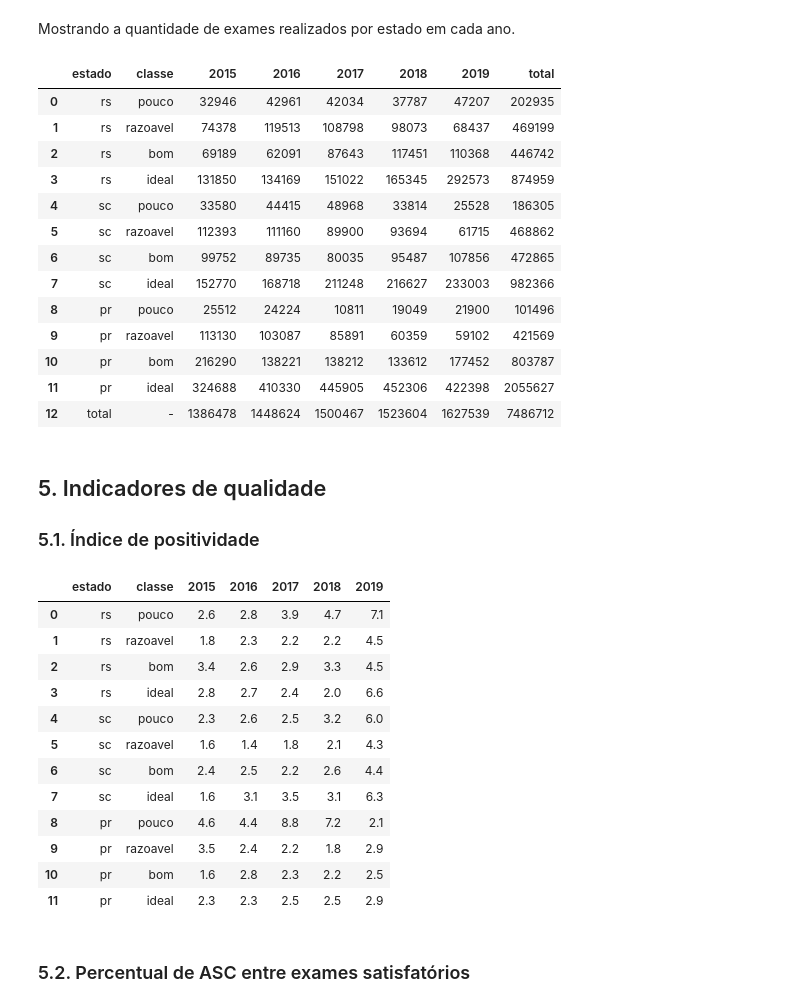
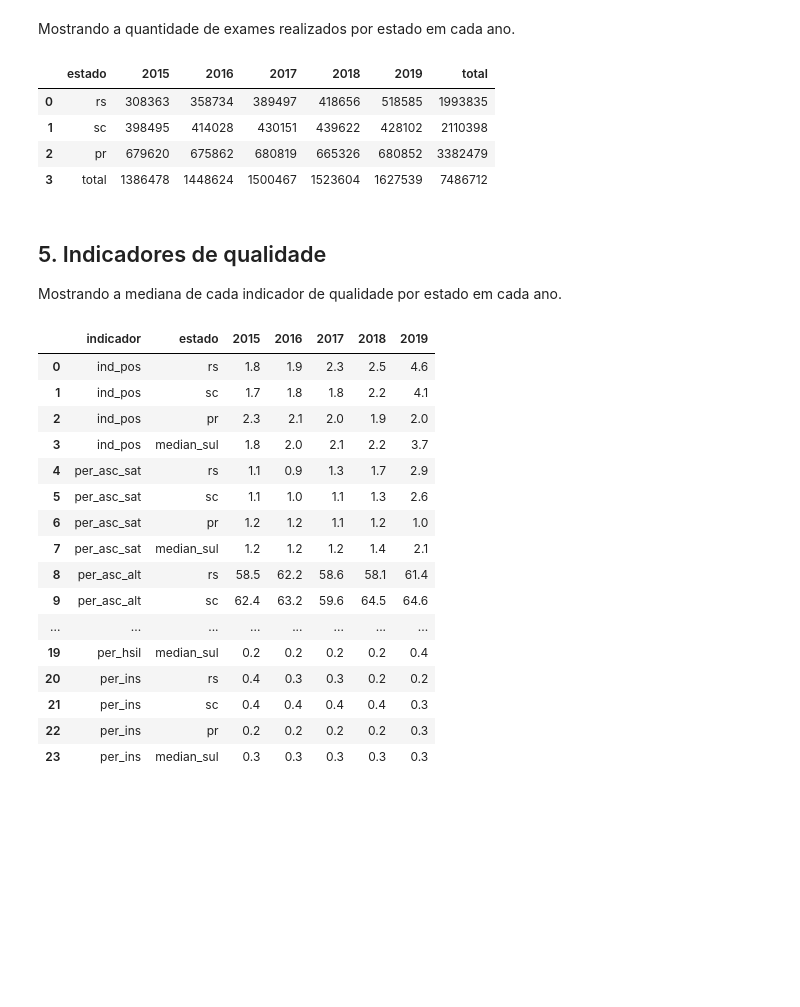
Before and after one commit to souzamarcelo/qualicito, a Jupyter notebook: lab-book.ipynb, the cells around one changed output. Drawn from its saved outputs; the diff is of its cells as text; code cells hidden in the pictures; blank space fills up the shorter version.

Commit message:
Change data structure, tables; new plot.

```diff
--- a/lab-book.ipynb
+++ b/lab-book.ipynb
@@ -35,8 +27,7 @@ import analysis
 estados = ['rs', 'sc', 'pr']
 anos = [2015, 2016, 2017, 2018, 2019]
 m = 1500
-v = [5000, 10000, 15000] #v1, v2, v3
-dados = analysis.leituraDados(estados, anos, m, v)
+dados = analysis.leituraDados(['rs', 'sc', 'pr'], [2015, 2016, 2017], m)
 # %% [markdown]
 ## 2. Estatística descritiva básica
 
@@ -80,0 +53,3 @@ analysis.quantidadeLaboratorios(dados)
+# %%
+pd.options.display.float_format = "{:.0f}".format
+analysis.quantidadeLaboratorios(dados)
@@ -86,40 +67,33 @@ Mostrando a quantidade de exames realizados por estado em cada ano.
 pd.options.display.float_format = "{:.0f}".format
 analysis.quantidadeExames(dados)
 # %% [output]
-|  | estado | classe | 2015 | 2016 | 2017 | 2018 | 2019 | total |
-| 0 | rs | pouco | 32946 | 42961 | 42034 | 37787 | 47207 | 202935 |
-| 1 | rs | razoavel | 74378 | 119513 | 108798 | 98073 | 68437 | 469199 |
-| 2 | rs | bom | 69189 | 62091 | 87643 | 117451 | 110368 | 446742 |
-| 3 | rs | ideal | 131850 | 134169 | 151022 | 165345 | 292573 | 874959 |
-| 4 | sc | pouco | 33580 | 44415 | 48968 | 33814 | 25528 | 186305 |
-| 5 | sc | razoavel | 112393 | 111160 | 89900 | 93694 | 61715 | 468862 |
-| 6 | sc | bom | 99752 | 89735 | 80035 | 95487 | 107856 | 472865 |
-| 7 | sc | ideal | 152770 | 168718 | 211248 | 216627 | 233003 | 982366 |
-| 8 | pr | pouco | 25512 | 24224 | 10811 | 19049 | 21900 | 101496 |
-| 9 | pr | razoavel | 113130 | 103087 | 85891 | 60359 | 59102 | 421569 |
-| 10 | pr | bom | 216290 | 138221 | 138212 | 133612 | 177452 | 803787 |
-| 11 | pr | ideal | 324688 | 410330 | 445905 | 452306 | 422398 | 2055627 |
-| 12 | total | - | 1386478 | 1448624 | 1500467 | 1523604 | 1627539 | 7486712 |
+|  | estado | 2015 | 2016 | 2017 | 2018 | 2019 | total |
+| 0 | rs | 308363 | 358734 | 389497 | 418656 | 518585 | 1993835 |
+| 1 | sc | 398495 | 414028 | 430151 | 439622 | 428102 | 2110398 |
+| 2 | pr | 679620 | 675862 | 680819 | 665326 | 680852 | 3382479 |
+| 3 | total | 1386478 | 1448624 | 1500467 | 1523604 | 1627539 | 7486712 |
-# %% [markdown]
-## 5. Indicadores de qualidade
-
-### 5.1. Índice de positividade
+# %% [markdown]
+## 5. Indicadores de qualidade
+
+Mostrando a mediana de cada indicador de qualidade por estado em cada ano.
 # %%
 pd.options.display.float_format = "{:.1f}".format
-analysis.tabelaIndicador(dados, 'ind_pos', 'mean')
+analysis.tabelaIndicadores(dados, 'median')
 # %% [output]
-|  | estado | classe | 2015 | 2016 | 2017 | 2018 | 2019 |
-| 0 | rs | pouco | 2.6 | 2.8 | 3.9 | 4.7 | 7.1 |
-| 1 | rs | razoavel | 1.8 | 2.3 | 2.2 | 2.2 | 4.5 |
-| 2 | rs | bom | 3.4 | 2.6 | 2.9 | 3.3 | 4.5 |
-| 3 | rs | ideal | 2.8 | 2.7 | 2.4 | 2.0 | 6.6 |
-| 4 | sc | pouco | 2.3 | 2.6 | 2.5 | 3.2 | 6.0 |
-| 5 | sc | razoavel | 1.6 | 1.4 | 1.8 | 2.1 | 4.3 |
-| 6 | sc | bom | 2.4 | 2.5 | 2.2 | 2.6 | 4.4 |
-| 7 | sc | ideal | 1.6 | 3.1 | 3.5 | 3.1 | 6.3 |
-| 8 | pr | pouco | 4.6 | 4.4 | 8.8 | 7.2 | 2.1 |
-| 9 | pr | razoavel | 3.5 | 2.4 | 2.2 | 1.8 | 2.9 |
-| 10 | pr | bom | 1.6 | 2.8 | 2.3 | 2.2 | 2.5 |
-| 11 | pr | ideal | 2.3 | 2.3 | 2.5 | 2.5 | 2.9 |
+|  | indicador | estado | 2015 | 2016 | 2017 | 2018 | 2019 |
+| 0 | ind_pos | rs | 1.8 | 1.9 | 2.3 | 2.5 | 4.6 |
+| 1 | ind_pos | sc | 1.7 | 1.8 | 1.8 | 2.2 | 4.1 |
+| 2 | ind_pos | pr | 2.3 | 2.1 | 2.0 | 1.9 | 2.0 |
+| 3 | ind_pos | median_sul | 1.8 | 2.0 | 2.1 | 2.2 | 3.7 |
+| 4 | per_asc_sat | rs | 1.1 | 0.9 | 1.3 | 1.7 | 2.9 |
+| 5 | per_asc_sat | sc | 1.1 | 1.0 | 1.1 | 1.3 | 2.6 |
+| 6 | per_asc_sat | pr | 1.2 | 1.2 | 1.1 | 1.2 | 1.0 |
+| 7 | per_asc_sat | median_sul | 1.2 | 1.2 | 1.2 | 1.4 | 2.1 |
+| 8 | per_asc_alt | rs | 58.5 | 62.2 | 58.6 | 58.1 | 61.4 |
+| 9 | per_asc_alt | sc | 62.4 | 63.2 | 59.6 | 64.5 | 64.6 |
+| ... | ... | ... | ... | ... | ... | ... | ... |
+| 19 | per_hsil | median_sul | 0.2 | 0.2 | 0.2 | 0.2 | 0.4 |
+| 20 | per_ins | rs | 0.4 | 0.3 | 0.3 | 0.2 | 0.2 |
+| 21 | per_ins | sc | 0.4 | 0.4 | 0.4 | 0.4 | 0.3 |
+| 22 | per_ins | pr | 0.2 | 0.2 | 0.2 | 0.2 | 0.3 |
+| 23 | per_ins | median_sul | 0.3 | 0.3 | 0.3 | 0.3 | 0.3 |
-# %% [markdown]
-### 5.2. Percentual de ASC entre exames satisfatórios
```
Also changed, not shown: parts of 15 cells of this notebook, 1 other file.
